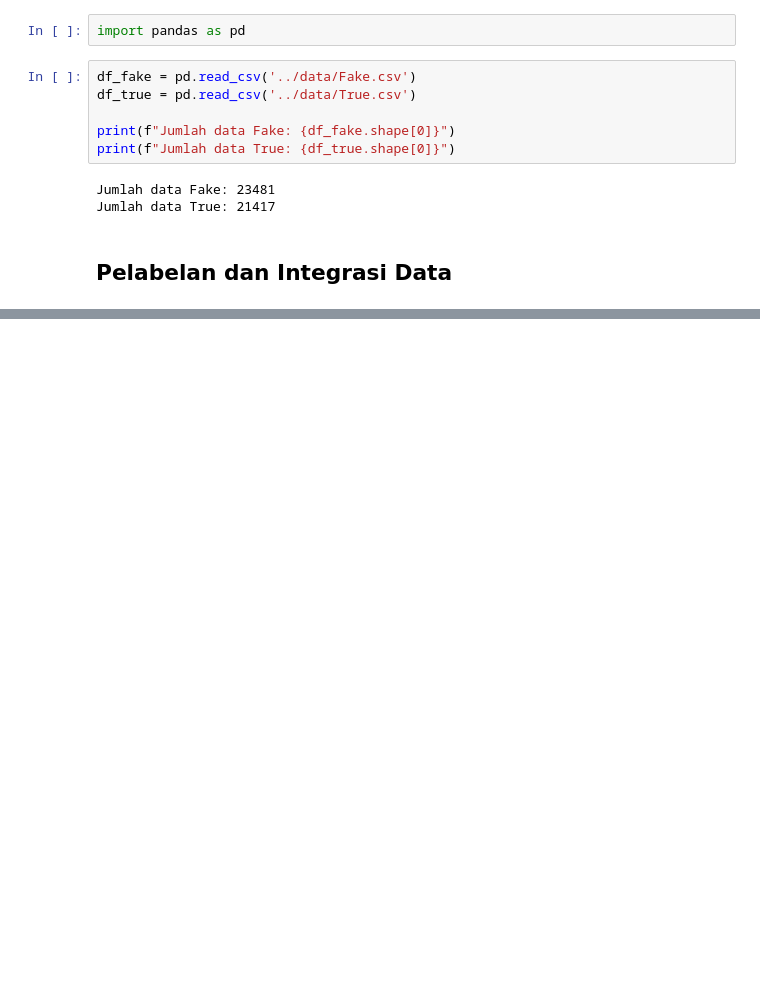
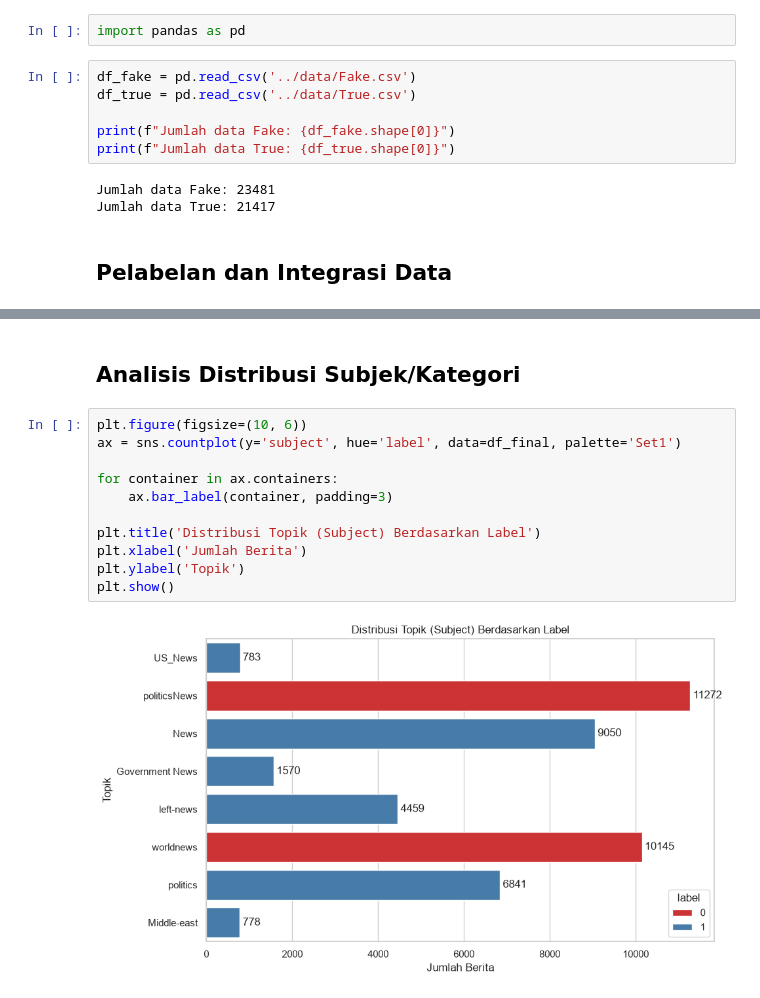
Before and after one commit to ababiliqbal/fake-news-detector, a Jupyter notebook: notebooks/1_experiment.ipynb, the cells around one changed output, grey strips where cells are left out. Saved outputs shown, nothing was run; the diff lists cells and outputs as text; blank space fills up the shorter version.

```diff
--- a/notebooks/1_experiment.ipynb
+++ b/notebooks/1_experiment.ipynb
@@ -41,0 +88,15 @@ Name: count, dtype: int64
+# %% [markdown]
+## Analisis Distribusi Subjek/Kategori
+# %%
+plt.figure(figsize=(10, 6))
+ax = sns.countplot(y='subject', hue='label', data=df_final, palette='Set1')
+
+for container in ax.containers:
+    ax.bar_label(container, padding=3)
+
+plt.title('Distribusi Topik (Subject) Berdasarkan Label')
+plt.xlabel('Jumlah Berita')
+plt.ylabel('Topik')
+plt.show()
+# %% [output]
+[figure, added]
```
Also changed, not shown: parts of 9 cells of this notebook, 1 other file.
